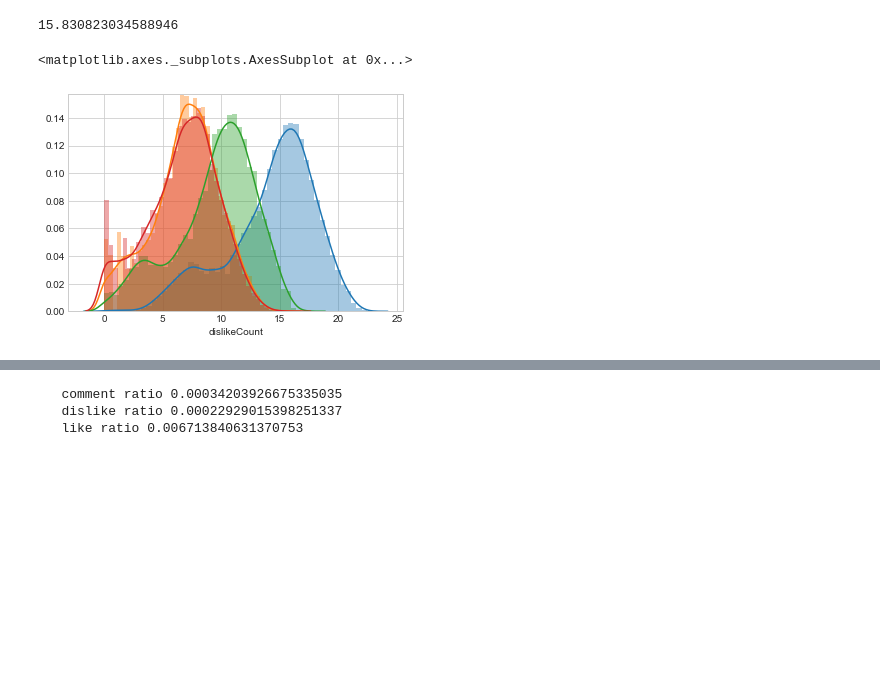
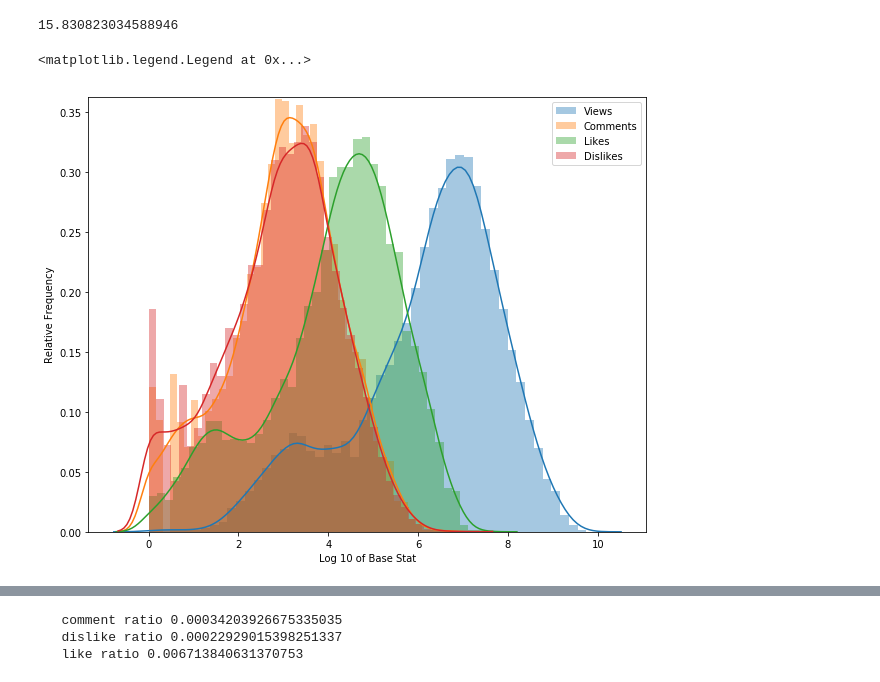
Before and after one commit to conorbarryhoke/Capstone, a Jupyter notebook: EDA_Dedicated.ipynb, the cells around one changed output, grey strips where cells are left out. Saved outputs shown, nothing was run; the diff lists cells and outputs as text; code cells hidden in the pictures; blank space fills up the shorter version.

```diff
--- a/EDA_Dedicated.ipynb
+++ b/EDA_Dedicated.ipynb
@@ -37,7 +38,7 @@ from googleapiclient.errors import HttpError"""
 #Modeling
 from sklearn.model_selection import cross_val_score, train_test_split, GridSearchCV
 from sklearn.metrics import r2_score
-from sklearn.preprocessing import StandardScaler
+#from sklearn.preprocessing import StandardScaler
 #from sklearn.linear_model import LogisticRegression
 #from sklearn.naive_bayes import MultinomialNB
 # from sklearn.ensemble import RandomForestRegressor, GradientBoostingRegressor
@@ -67,8 +68,8 @@ import seaborn as sns
 #from wordcloud import WordCloud
 
 %matplotlib inline
-plt.style.use('classic')
-sns.set_style('whitegrid')
+#plt.style.use('classic')
+#sns.set_style(None)
 # %%
 df_main = pd.read_csv('./data/clean_data_nocomments_noviews_02.10.18.csv')
 
@@ -116,10 +117,16 @@ df_main.viewCount.mean() /  df_main.viewCount.median()
 # %% [output]
 15.830823034588946
 # %%
-sns.distplot(np.log(df_main[df_main.viewCount>0].viewCount)) #Views
-sns.distplot(np.log(df_main[df_main.commentCount>0].commentCount)) #Comments
-sns.distplot(np.log(df_main[df_main.likeCount>0].likeCount)) #Likes
-sns.distplot(np.log(df_main[df_main.dislikeCount>0].dislikeCount)) #dislikes -- very similar to comments
+fig, ax = plt.subplots()
+fig.set_figheight(8)
+fig.set_figwidth(10)
+sns.distplot(np.log10(df_main[df_main.viewCount>0].viewCount), ax=ax, label='Views') #Views
+sns.distplot(np.log10(df_main[df_main.commentCount>0].commentCount), ax=ax, label='Comments') #Comments
+sns.distplot(np.log10(df_main[df_main.likeCount>0].likeCount), ax=ax, label='Likes',) #Likes
+sns.distplot(np.log10(df_main[df_main.dislikeCount>0].dislikeCount), ax=ax, label='Dislikes') #dislikes -- very similar to comments
+ax.axes.set_xlabel('Log 10 of Base Stat')
+ax.axes.set_ylabel('Relative Frequency')
+ax.legend()
 # %% [output]
-<matplotlib.axes._subplots.AxesSubplot at 0x...>
+<matplotlib.legend.Legend at 0x...>
-[figure, old version]
+[figure, new version]
```
Also changed, not shown: parts of 17 cells of this notebook, 2 other files.
